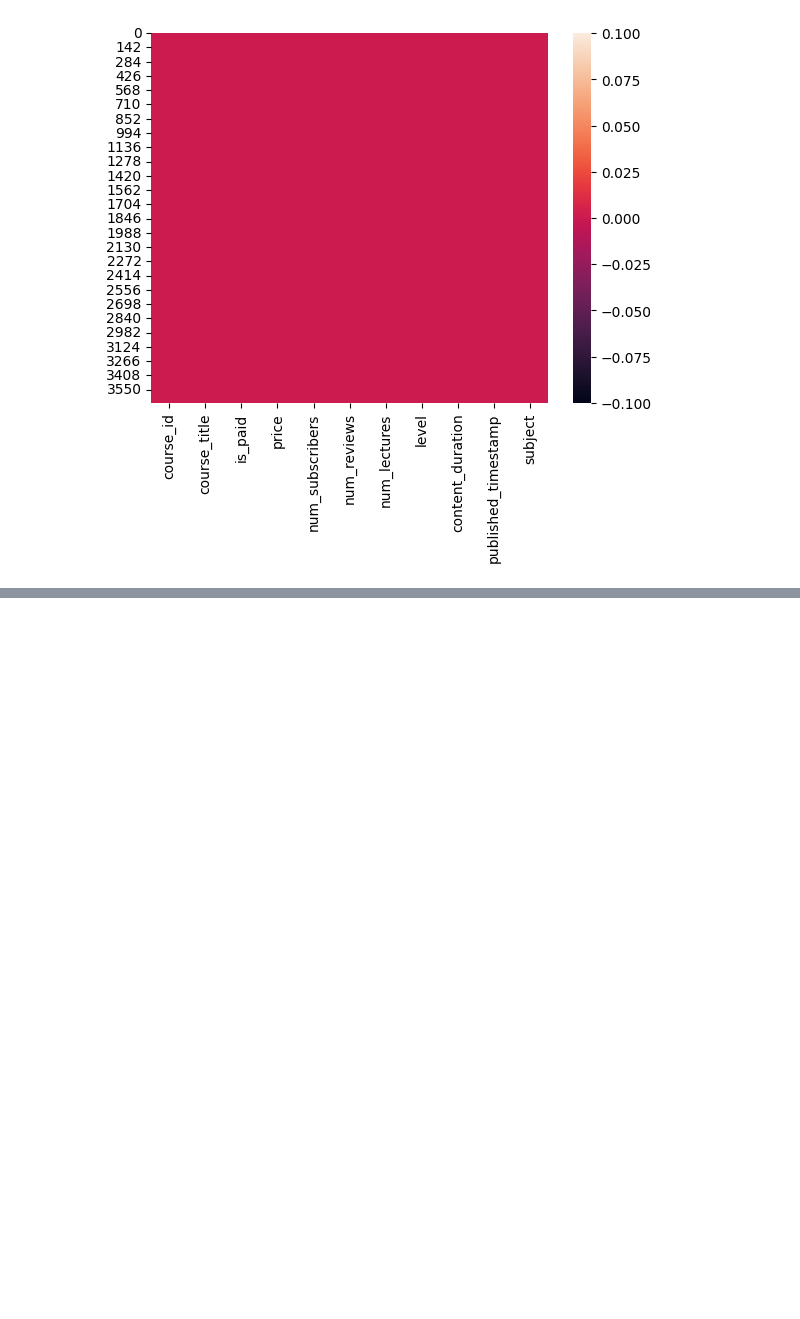
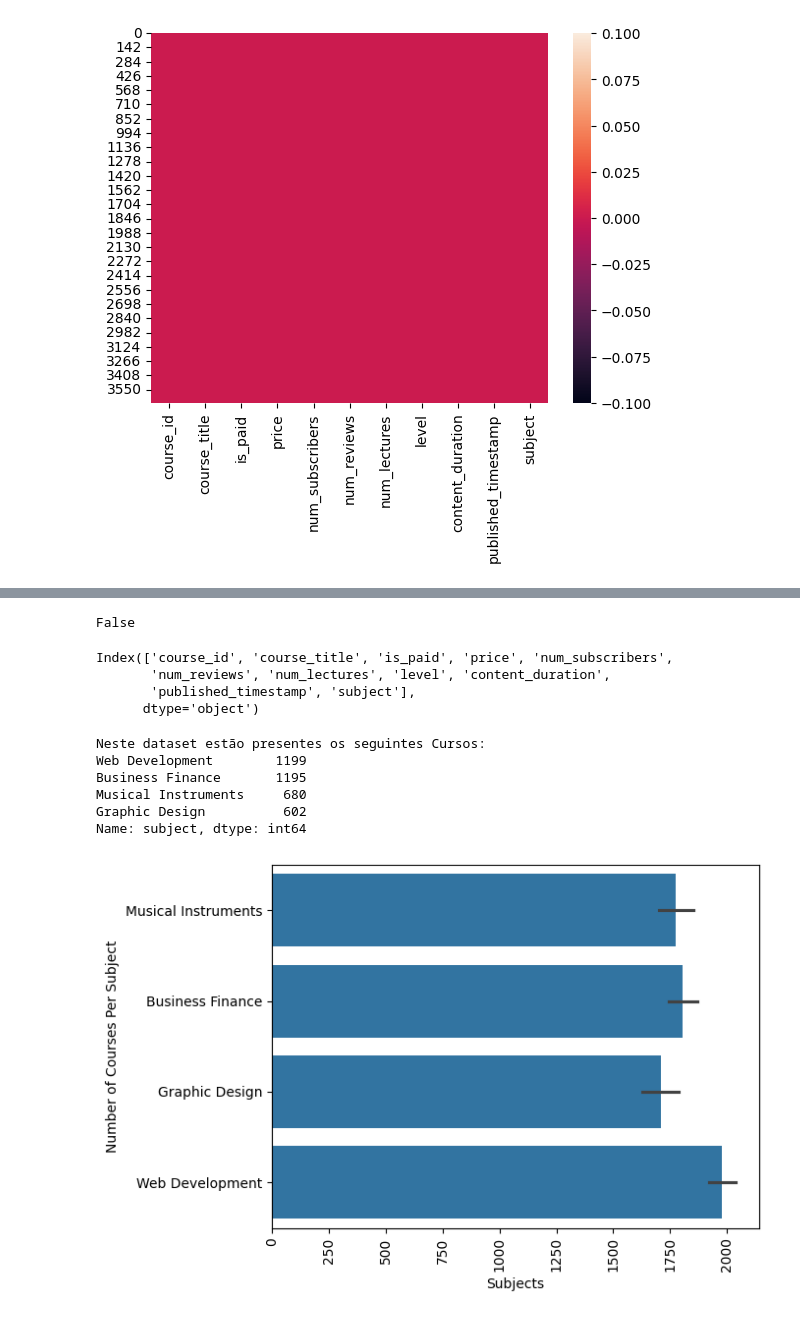
Before and after one commit to Gcango/Analise_e_Avaliacao_curso_da_Udemy, a Jupyter notebook: Analise_Avaliaçao_UdemyCourse.ipynb, the cells around one changed output, grey strips where cells are left out. Drawn from its saved outputs; the diff is of its cells as text; code cells hidden in the pictures; blank space fills up the shorter version.

```diff
--- a/Analise_Avaliaçao_UdemyCourse.ipynb
+++ b/Analise_Avaliaçao_UdemyCourse.ipynb
@@ -85,0 +89,6 @@ sns.heatmap(dados.isnull());
+# %%
+dados = dados.drop_duplicates()
+# %%
+dados.duplicated().any()
+# %% [output]
+False
@@ -85,0 +97,25 @@ sns.heatmap(dados.isnull());
+# %%
+dados.columns
+# %% [output]
+Index(['course_id', 'course_title', 'is_paid', 'price', 'num_subscribers',
+       'num_reviews', 'num_lectures', 'level', 'content_duration',
+       'published_timestamp', 'subject'],
+      dtype='object')
+# %%
+qtd_curso = dados['subject'].value_counts()
+print(f"Neste dataset estão presentes os seguintes Cursos: \n{qtd_curso}")
+# %% [output]
+Neste dataset estão presentes os seguintes Cursos:
+Web Development        1199
+Business Finance       1195
+Musical Instruments     680
+Graphic Design          602
+Name: subject, dtype: int64
+# %%
+sns.barplot(dados['subject'])
+plt.xlabel("Subjects")
+plt.ylabel("Number of Courses Per Subject")
+plt.xticks(rotation=90)
+plt.show()
+# %% [output]
+[figure, added]
```
Also changed, not shown: parts of 10 cells of this notebook.
